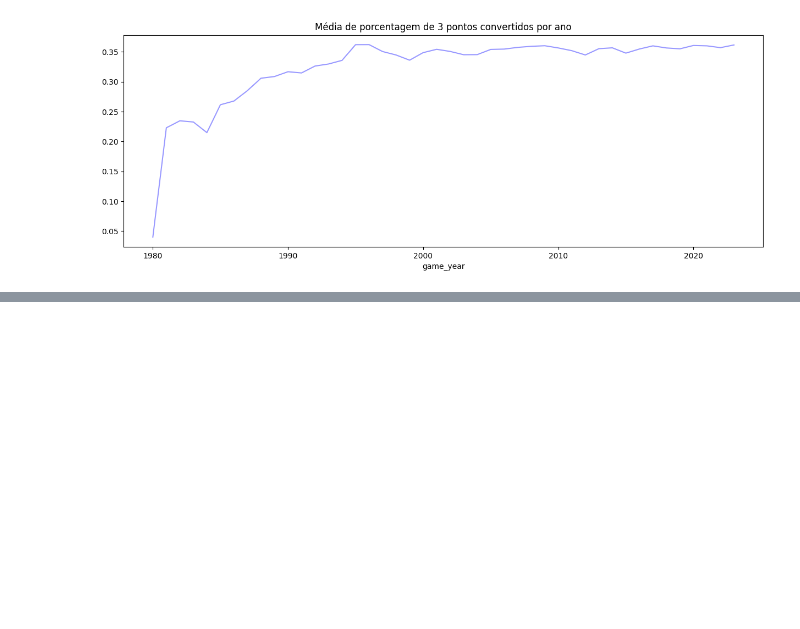
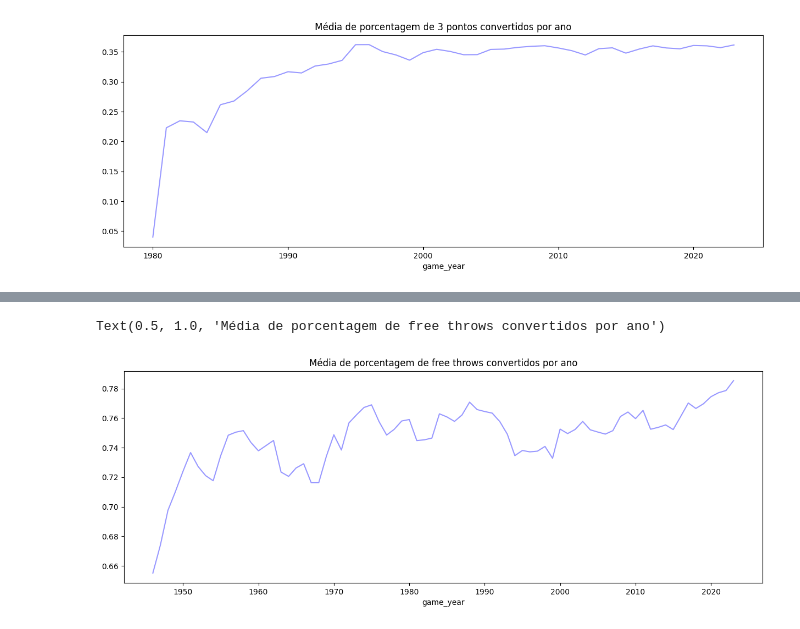
Before and after one commit to GabrielAlkmimBarros/TP_ICD, a Jupyter notebook: q1.ipynb, the cells around one changed output, grey strips where cells are left out. Saved outputs shown, nothing was run; the diff lists cells and outputs as text; code cells hidden in the pictures; blank space fills up the shorter version.

```diff
--- a/q1.ipynb
+++ b/q1.ipynb
@@ -157,0 +190,7 @@ Text(0.5, 1.0, 'Média de porcentagem de 3 pontos convertidos por ano')
+# %%
+df_freethrowspct = df_freethrows.groupby('game_year')['ft_pct'].mean()
+df_freethrowspct.plot(kind='line', figsize=(15, 5), color='blue', alpha=0.4)
+plt.title('Média de porcentagem de free throws convertidos por ano')
+# %% [output]
+Text(0.5, 1.0, 'Média de porcentagem de free throws convertidos por ano')
+[figure, added]
```
Also changed, not shown: parts of 2 cells of this notebook, 1 other file.
